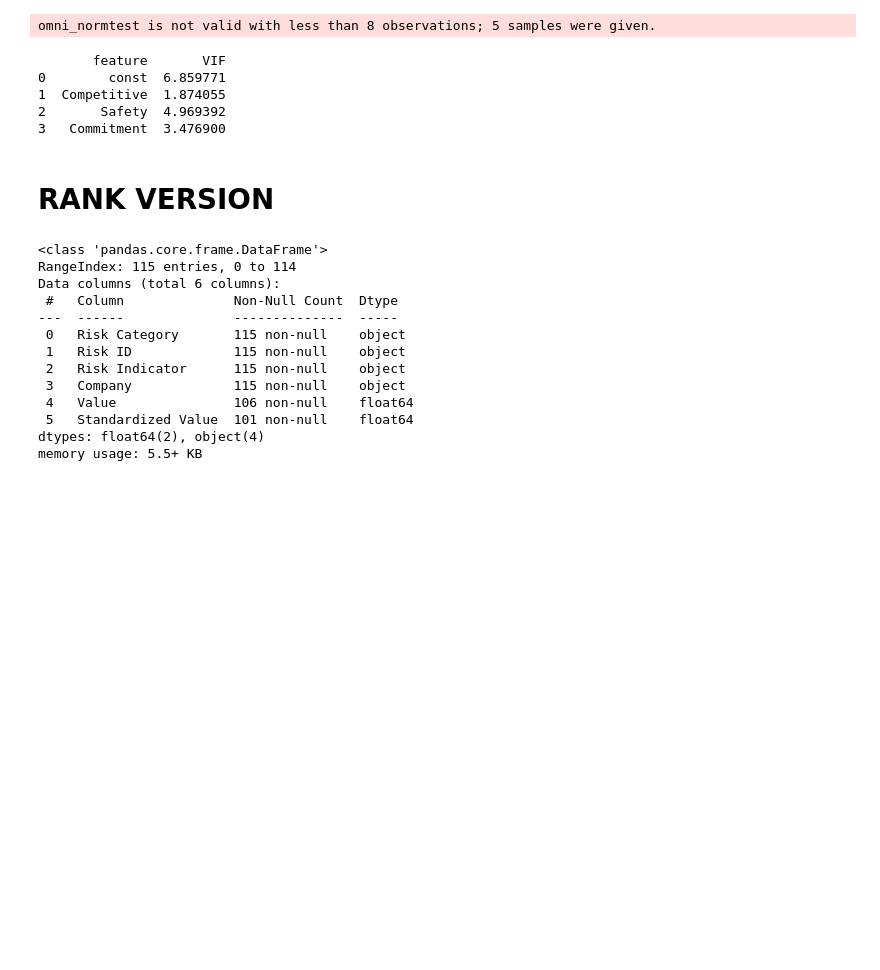
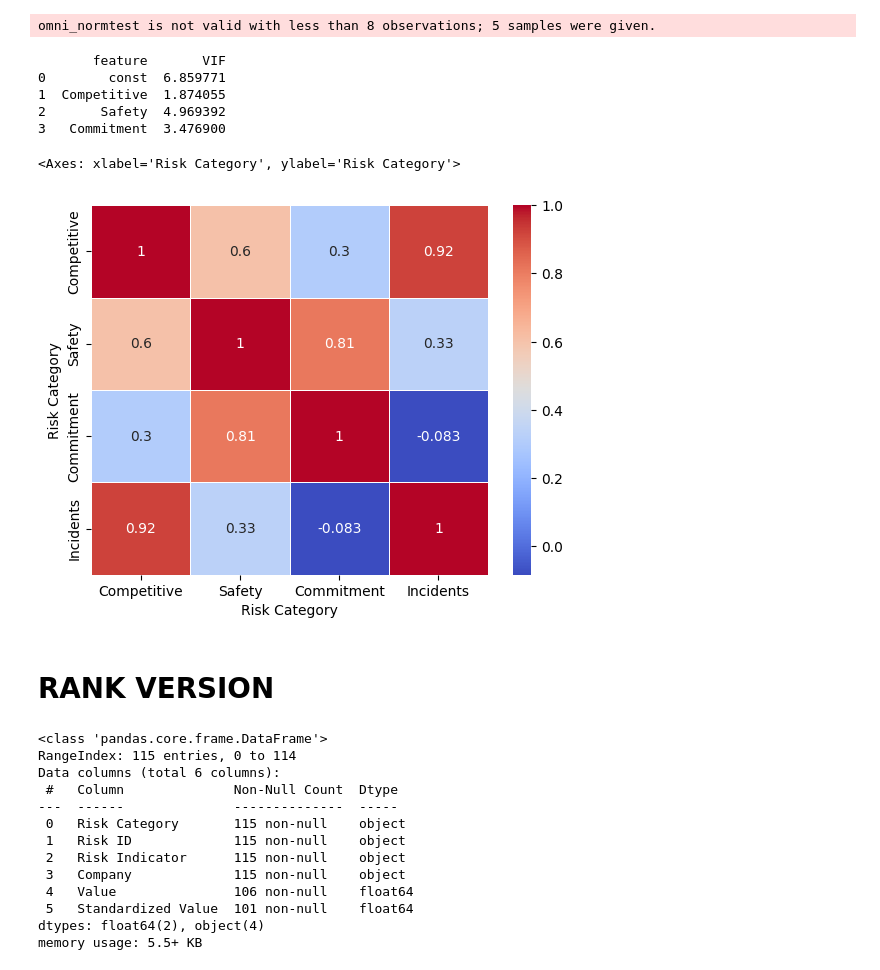
Before and after one commit to madegde/airisk-dashboard, a Jupyter notebook: AI Risk Index Charts.ipynb, the cells around one changed output. Saved outputs shown, nothing was run; the diff lists cells and outputs as text; code cells hidden in the pictures; blank space fills up the shorter version.

```diff
--- a/AI Risk Index Charts.ipynb
+++ b/AI Risk Index Charts.ipynb
@@ -409,6 +409,17 @@ print(vif_data)
 1  Competitive  1.874055
 2       Safety  4.969392
 3   Commitment  3.476900
+# %%
+import seaborn as sns
+
+# Compute the correlation matrix
+corr = df_pivot.corr()
+
+# Plot the heatmap
+sns.heatmap(corr, annot=True, cmap='coolwarm', linewidths=.5)
+# %% [output]
+<Axes: xlabel='Risk Category', ylabel='Risk Category'>
+[figure, added]
 # %% [markdown]
 # RANK VERSION
 # %%
```
Also changed, not shown: 1 other file.
